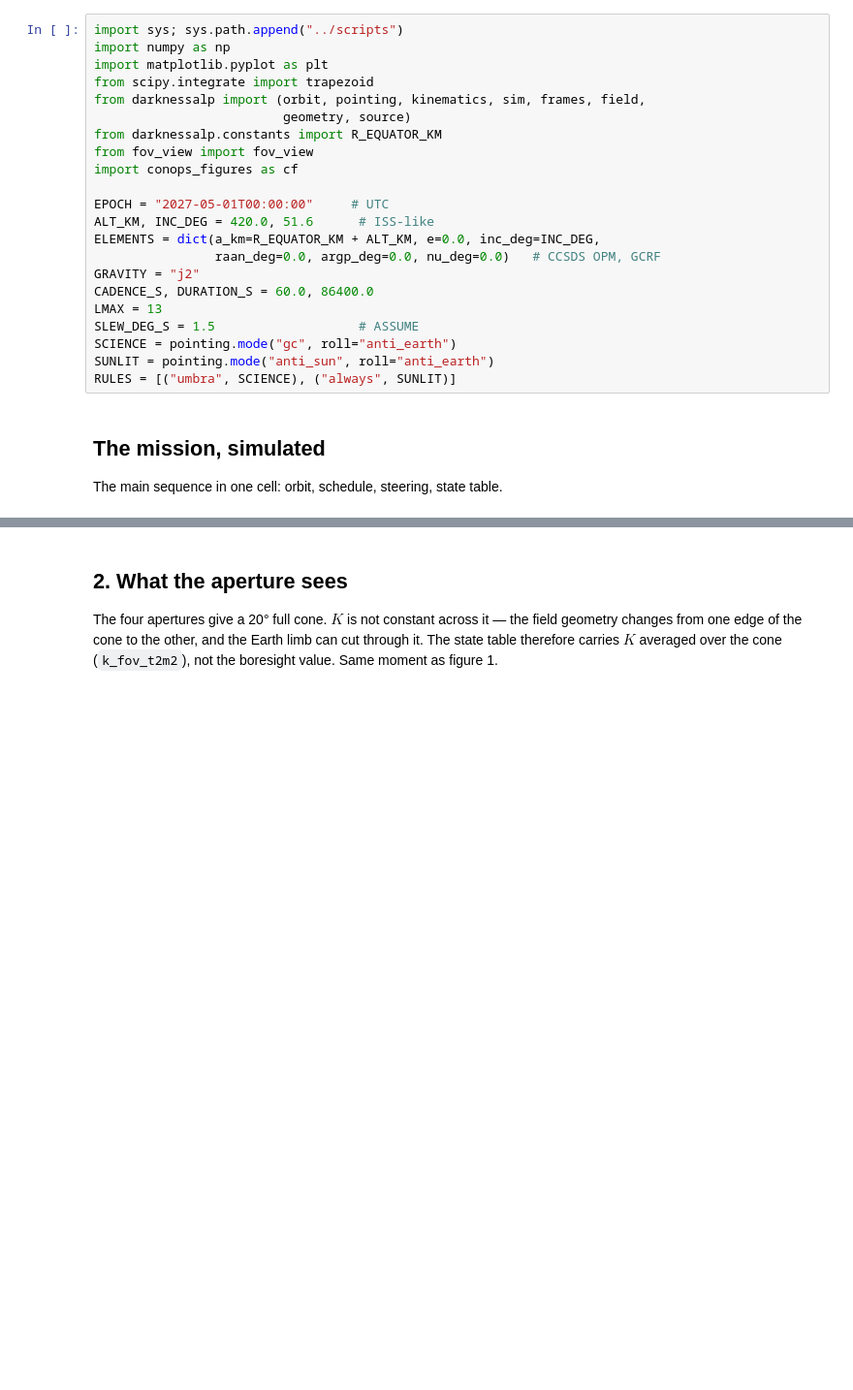
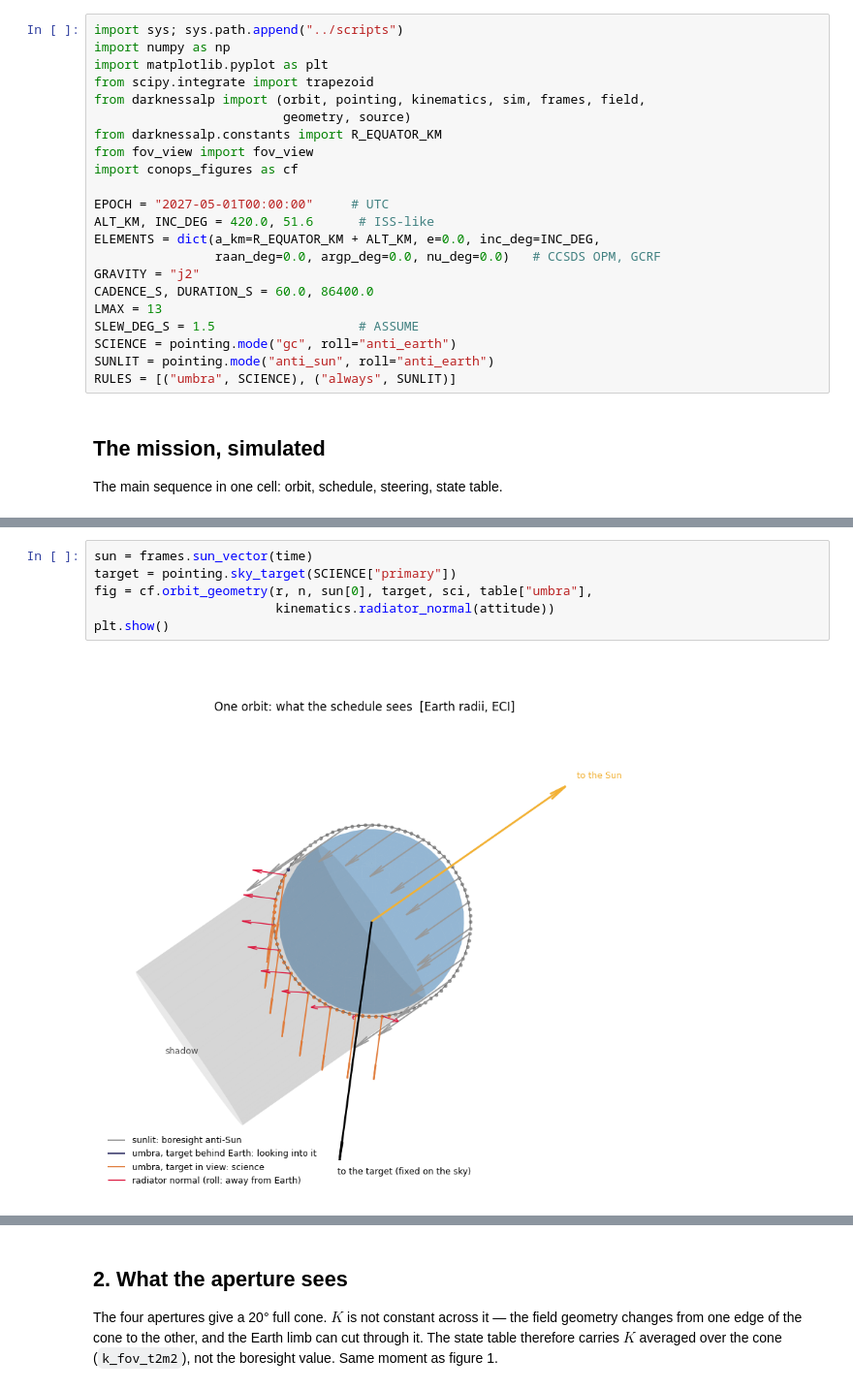
Before and after one commit to phi-a/ALP, a Jupyter notebook: jupyter/conops.ipynb, the cells around one changed output, grey strips where cells are left out. Shown at 97% size. Saved outputs shown, nothing was run; the diff lists cells and outputs as text; blank space fills up the shorter version.

```diff
--- a/jupyter/conops.ipynb
+++ b/jupyter/conops.ipynb
@@ -62,0 +86,8 @@ print(f"{len(t)} samples; science exposure {sci.sum() * CADENCE_S / 3600:.1f} h;
+# %%
+sun = frames.sun_vector(time)
+target = pointing.sky_target(SCIENCE["primary"])
+fig = cf.orbit_geometry(r, n, sun[0], target, sci, table["umbra"],
+                        kinematics.radiator_normal(attitude))
+plt.show()
+# %% [output]
+[figure, added]
```
Also changed, not shown: parts of 14 cells of this notebook, 15 other files.
